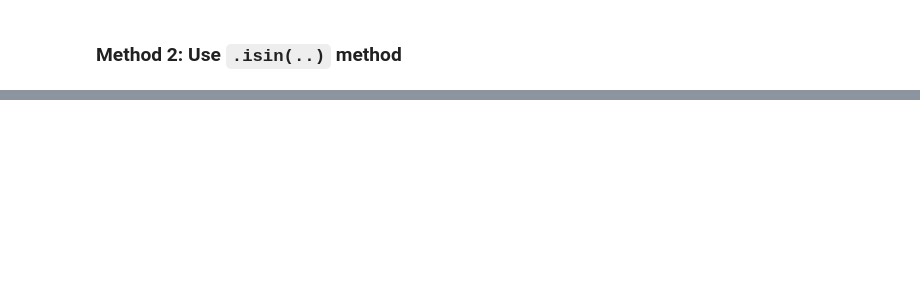
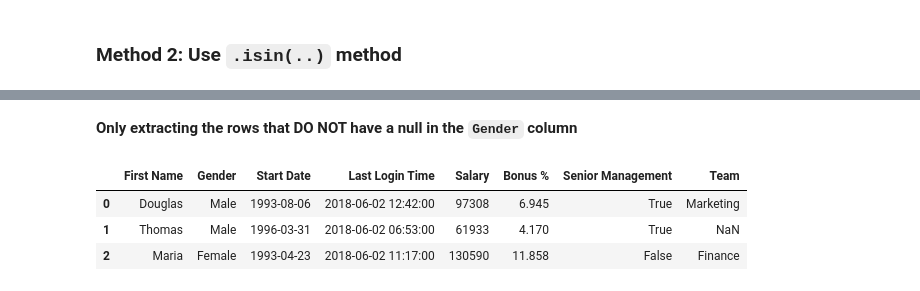
Before and after one commit to pratikgujral/learn-data-analysis, a Jupyter notebook: DataFrame.ipynb, the cells around one changed output, grey strips where cells are left out. Cells and saved outputs as stored; diff of their text form; code cells hidden in the pictures; blank space fills up the shorter version.

```diff
--- a/DataFrame.ipynb
+++ b/DataFrame.ipynb
@@ -772,0 +796,9 @@ df[mask].head(5)
+# %% [markdown]
+**Only extracting the rows that DO NOT have a null in the `Gender` column**
+# %%
+df[ df['Gender'].notnull() ].head(3)
+# %% [output]
+|  | First Name | Gender | Start Date | Last Login Time | Salary | Bonus % | Senior Management | Team |
+| 0 | Douglas | Male | 1993-08-06 | 2018-06-02 12:42:00 | 97308 | 6.945 | True | Marketing |
+| 1 | Thomas | Male | 1996-03-31 | 2018-06-02 06:53:00 | 61933 | 4.170 | True | NaN |
+| 2 | Maria | Female | 1993-04-23 | 2018-06-02 11:17:00 | 130590 | 11.858 | False | Finance |
```
Also changed, not shown: parts of 14 cells of this notebook.
